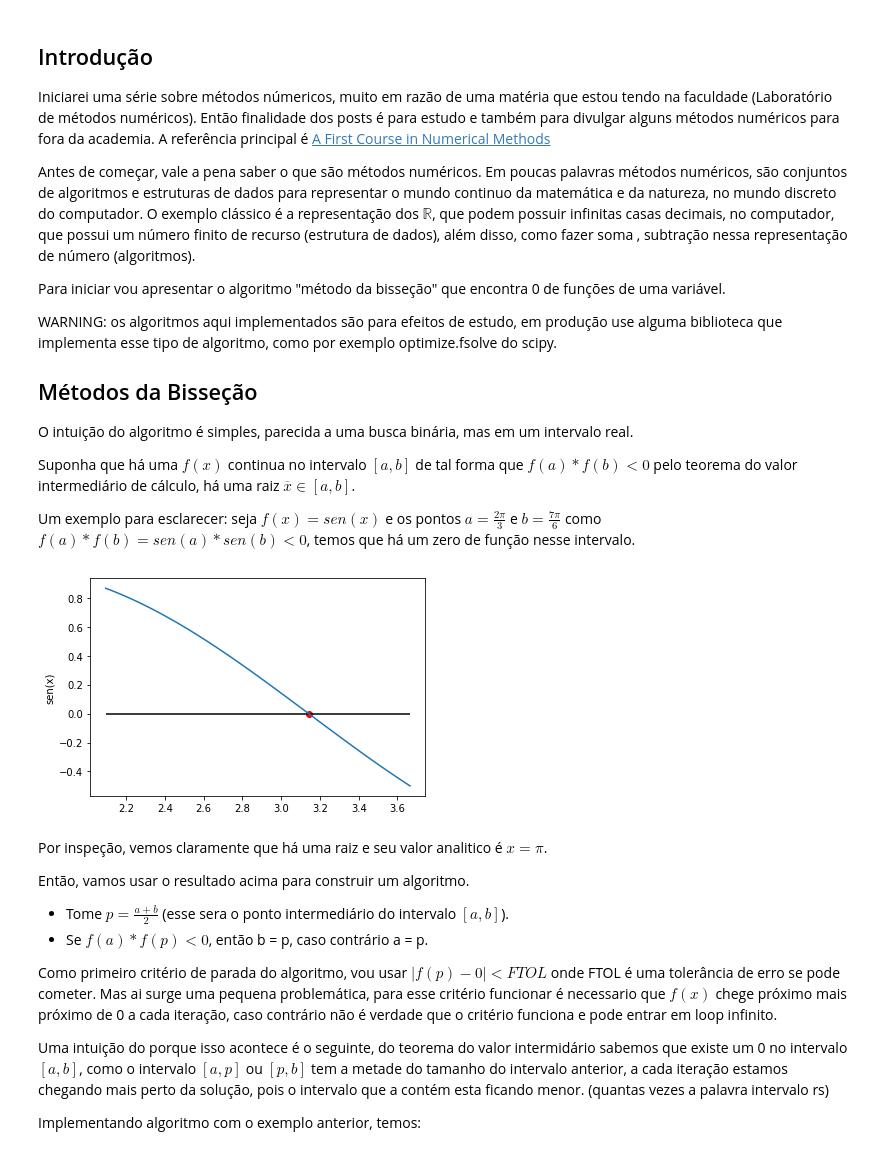
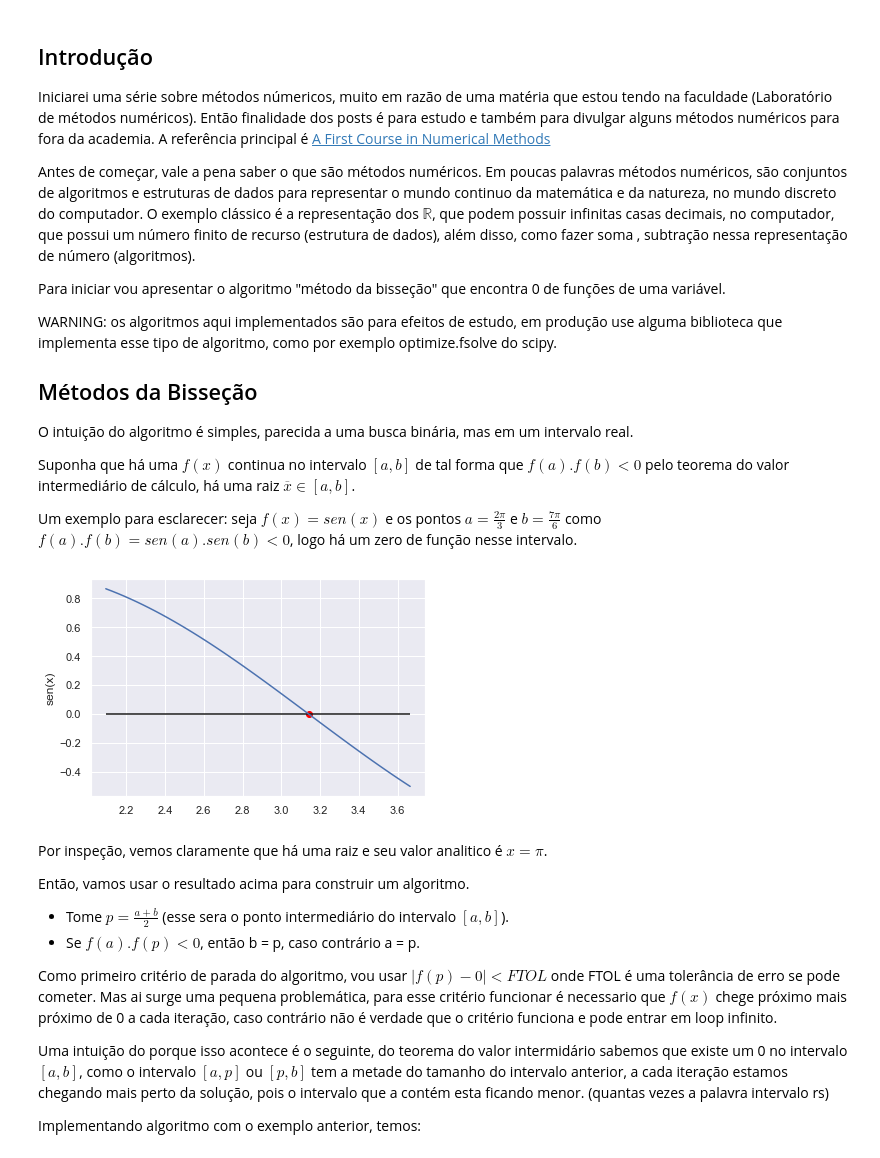
Before and after one commit to caverna-de-dados/blog, a Jupyter notebook: notebooks/Metodo da intersecao.ipynb, the cells around one changed output. Drawn from its saved outputs; the diff is of its cells as text; code cells hidden in the pictures.

```diff
--- a/notebooks/Metodo da intersecao.ipynb
+++ b/notebooks/Metodo da intersecao.ipynb
@@ -14,32 +14,34 @@ WARNING: os algoritmos aqui implementados são para efeitos de estudo, em produ
 
 O intuição do algoritmo é simples, parecida a uma busca binária, mas em um intervalo real.
 
-Suponha que há uma $f(x)$ continua no intervalo $[a, b]$ de tal forma que $f(a) * f(b) < 0$ pelo teorema do valor intermediário de cálculo, há uma raiz $\overline{x} \in [a, b]$.
+Suponha que há uma $f(x)$ continua no intervalo $[a, b]$ de tal forma que $f(a) . f(b) < 0$ pelo teorema do valor intermediário de cálculo, há uma raiz $\overline{x} \in [a, b]$.
 
-Um exemplo para esclarecer: seja $f(x)=sen(x)$ e os pontos $a = \frac{2\pi}{3}$ e  $b = \frac{7\pi}{6}$ como $f(a)*f(b) = sen(a)*sen(b) < 0$, temos que há um zero de função nesse intervalo.
+Um exemplo para esclarecer: seja $f(x)=sen(x)$ e os pontos $a = \frac{2\pi}{3}$ e  $b = \frac{7\pi}{6}$ como $f(a).f(b) = sen(a).sen(b) < 0$, logo há um zero de função nesse intervalo.
 # %%
 import numpy as np
 import matplotlib.pyplot as plt
+import seaborn as sns
+sns.set()
 
 a = 2 * np.pi / 3
 b = 7 * np.pi / 6
 x = np.linspace(a, b)
 y = np.sin(x)
 
 plt.plot(x,y)
 plt.scatter(np.pi, np.sin(np.pi), c="red")
 plt.hlines(y=0, xmin=a, xmax=b)
 plt.ylabel("sen(x)")
 plt.show()
 # %% [output]
-[figure, old version]
+[figure, new version]
 # %% [markdown]
 Por inspeção, vemos claramente que há uma raiz e seu valor analitico é $x = \pi$.
 
 Então, vamos usar o resultado acima para construir um algoritmo.
 
 - Tome $ p = \frac{a + b}{2}$ (esse sera o ponto intermediário do intervalo $[a, b]$).
-- Se $f(a)*f(p) < 0$, então b = p, caso contrário a = p.
+- Se $f(a).f(p) < 0$, então b = p, caso contrário a = p.
 
 Como primeiro critério de parada do algoritmo, vou usar $|f(p) - 0| < FTOL$ onde FTOL é uma tolerância de erro se pode cometer. Mas ai surge uma pequena problemática, para esse critério funcionar é necessario que $f(x)$ chege próximo mais próximo de 0 a cada iteração, caso contrário não é verdade que o critério funciona e pode entrar em loop infinito.
 
```
Also changed, not shown: parts of 5 cells of this notebook.
